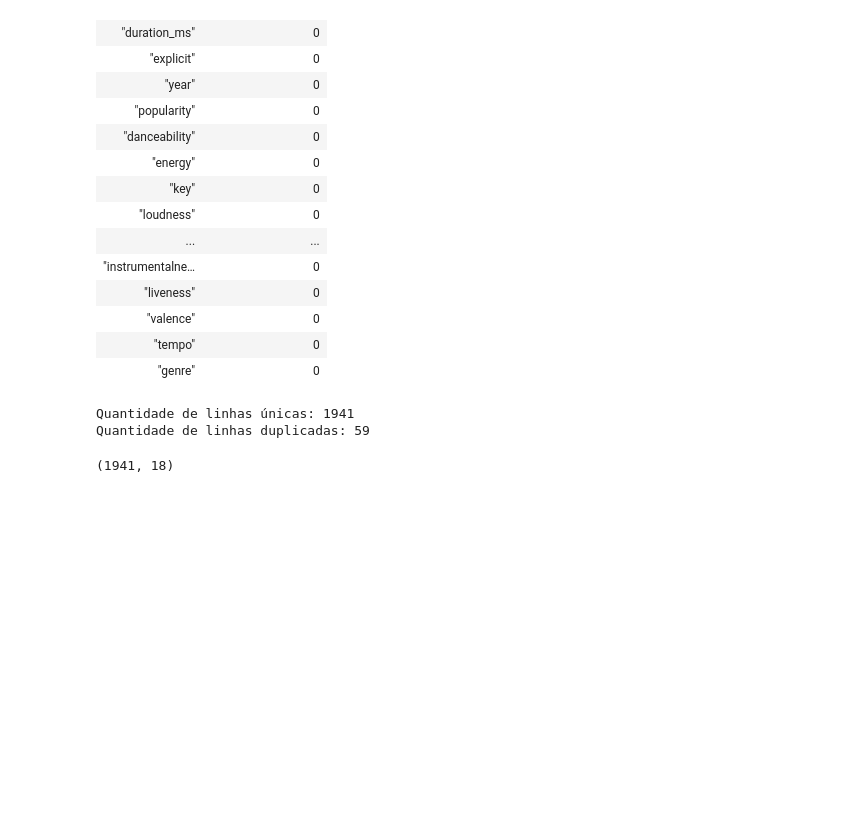
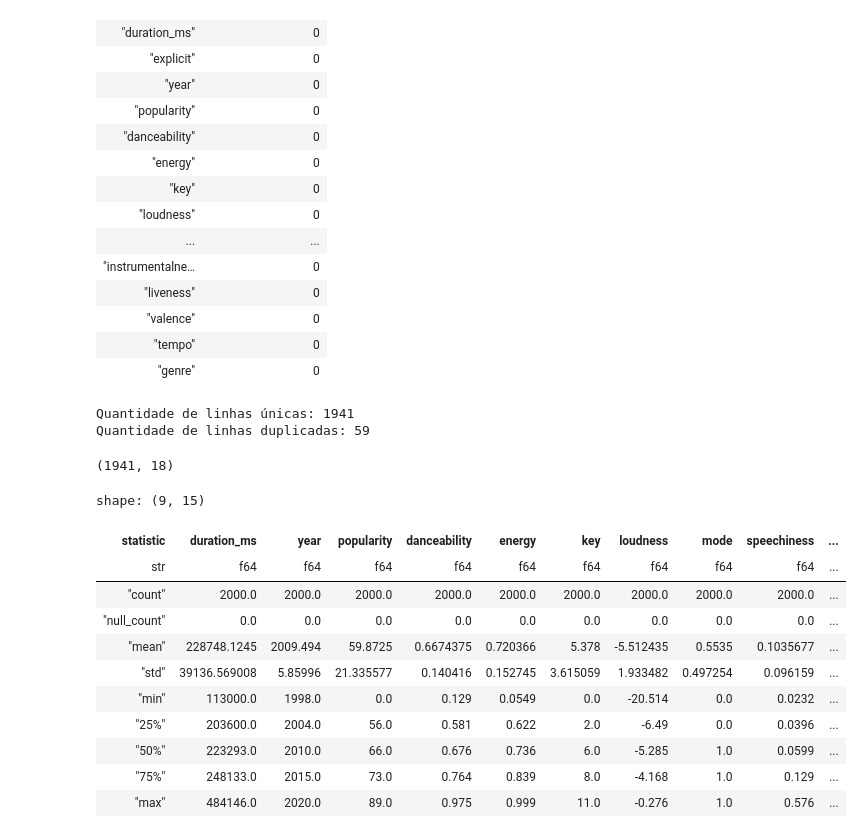
Before and after one commit to PauloRMR/spotify_dataviz, a Jupyter notebook: Spotify.ipynb, the cells around one changed output. Cells and saved outputs as stored; diff of their text form; code cells hidden in the pictures; blank space fills up the shorter version.

```diff
--- a/Spotify.ipynb
+++ b/Spotify.ipynb
@@ -96,3 +97,23 @@ df_unique = df.unique()
 df_unique.shape
 # %% [output]
 (1941, 18)
+# %%
+# Descrição estatística do dataframe
+df_numerics = df.select([
+    pl.col(col).alias(col) for col in df.columns
+    if df[col].dtype in [pl.Float32, pl.Float64, pl.Int32, pl.Int64, pl.UInt32, pl.UInt64]
+])
+df_numerics.describe()
+# %% [output]
+shape: (9, 15)
+| statistic | duration_ms | year | popularity | danceability | energy | key | loudness | mode | speechiness | ... |
+| str | f64 | f64 | f64 | f64 | f64 | f64 | f64 | f64 | f64 | ... |
+| "count" | 2000.0 | 2000.0 | 2000.0 | 2000.0 | 2000.0 | 2000.0 | 2000.0 | 2000.0 | 2000.0 | ... |
+| "null_count" | 0.0 | 0.0 | 0.0 | 0.0 | 0.0 | 0.0 | 0.0 | 0.0 | 0.0 | ... |
+| "mean" | 228748.1245 | 2009.494 | 59.8725 | 0.6674375 | 0.720366 | 5.378 | -5.512435 | 0.5535 | 0.1035677 | ... |
+| "std" | 39136.569008 | 5.85996 | 21.335577 | 0.140416 | 0.152745 | 3.615059 | 1.933482 | 0.497254 | 0.096159 | ... |
+| "min" | 113000.0 | 1998.0 | 0.0 | 0.129 | 0.0549 | 0.0 | -20.514 | 0.0 | 0.0232 | ... |
+| "25%" | 203600.0 | 2004.0 | 56.0 | 0.581 | 0.622 | 2.0 | -6.49 | 0.0 | 0.0396 | ... |
+| "50%" | 223293.0 | 2010.0 | 66.0 | 0.676 | 0.736 | 6.0 | -5.285 | 1.0 | 0.0599 | ... |
+| "75%" | 248133.0 | 2015.0 | 73.0 | 0.764 | 0.839 | 8.0 | -4.168 | 1.0 | 0.129 | ... |
+| "max" | 484146.0 | 2020.0 | 89.0 | 0.975 | 0.999 | 11.0 | -0.276 | 1.0 | 0.576 | ... |
```
Also changed, not shown: parts of 3 cells of this notebook, 2 other files.
